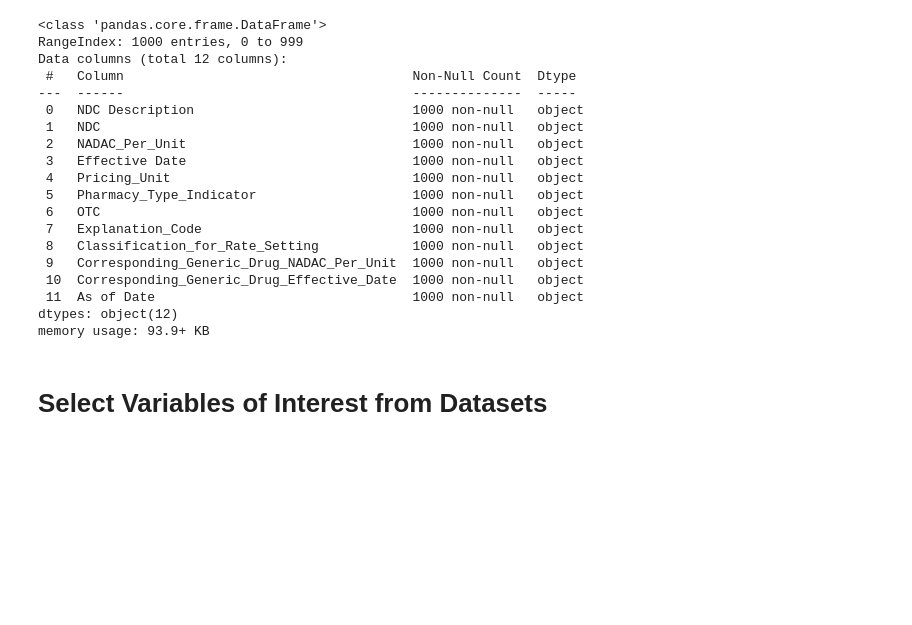
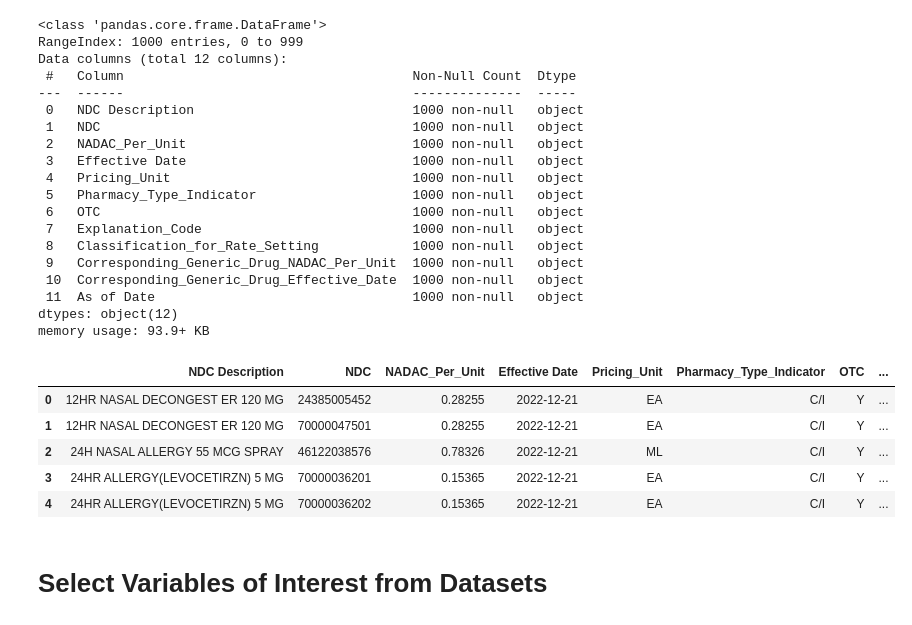
Before and after one commit to teamlunarlanding/Pharma-Drug-Surveillance, a Jupyter notebook: DataProcessing.ipynb, the cells around one changed output. Saved outputs shown, nothing was run; the diff lists cells and outputs as text; code cells hidden in the pictures; blank space fills up the shorter version.

```diff
--- a/DataProcessing.ipynb
+++ b/DataProcessing.ipynb
@@ -522,6 +520,15 @@ Data columns (total 12 columns):
  11  As of Date                                 1000 non-null   object
 dtypes: object(12)
 memory usage: 93.9+ KB
+# %%
+prices_df.head()
+# %% [output]
+|  | NDC Description | NDC | NADAC_Per_Unit | Effective Date | Pricing_Unit | Pharmacy_Type_Indicator | OTC | ... |
+| 0 | 12HR NASAL DECONGEST ER 120 MG | 24385005452 | 0.28255 | 2022-12-21 | EA | C/I | Y | ... |
+| 1 | 12HR NASAL DECONGEST ER 120 MG | 70000047501 | 0.28255 | 2022-12-21 | EA | C/I | Y | ... |
+| 2 | 24H NASAL ALLERGY 55 MCG SPRAY | 46122038576 | 0.78326 | 2022-12-21 | ML | C/I | Y | ... |
+| 3 | 24HR ALLERGY(LEVOCETIRZN) 5 MG | 70000036201 | 0.15365 | 2022-12-21 | EA | C/I | Y | ... |
+| 4 | 24HR ALLERGY(LEVOCETIRZN) 5 MG | 70000036202 | 0.15365 | 2022-12-21 | EA | C/I | Y | ... |
 # %% [markdown]
 # Select Variables of Interest from Datasets
 # %%
```
Also changed, not shown: parts of 21 cells of this notebook, 1 other file.
